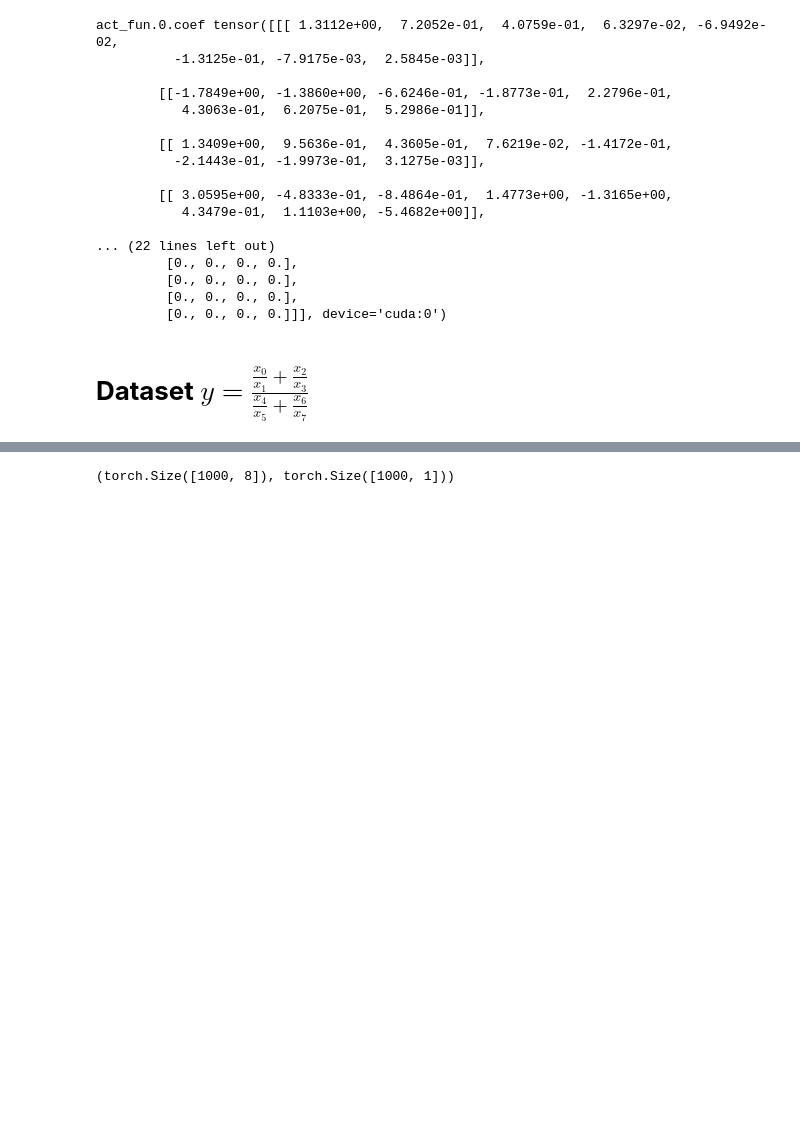
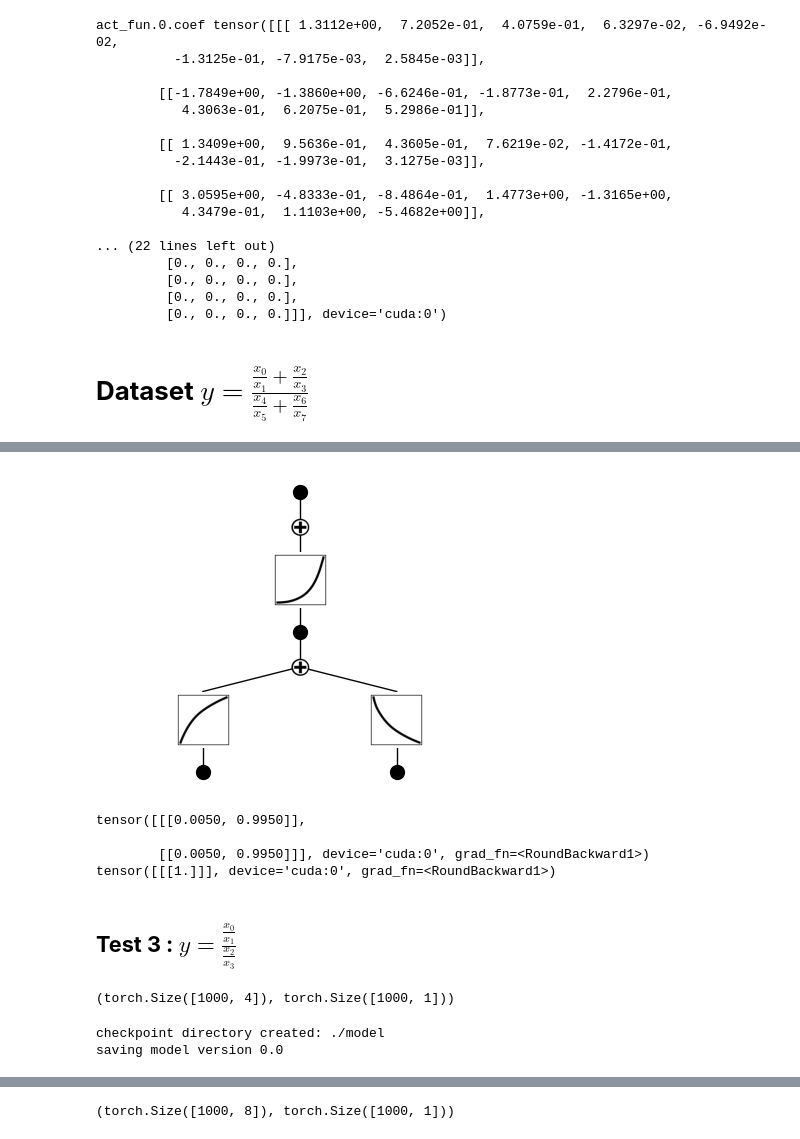
Before and after one commit to shdaig/NexusAriadne, a Jupyter notebook: kan_prod_group.ipynb, the cells around one changed output, grey strips where cells are left out. Saved outputs shown, nothing was run; the diff lists cells and outputs as text; code cells hidden in the pictures; blank space fills up the shorter version.

```diff
--- a/kan_prod_group.ipynb
+++ b/kan_prod_group.ipynb
@@ -225,0 +415,2 @@ act_fun.0.coef tensor([[[ 1.3112e+00,  7.2052e-01,  4.0759e-01,  6.3297e-02, -6.
+# %%
+model = nexusKAN(width=[2, 1, 1], grid=5, k=3, seed=42, device=device)
@@ -225,0 +444,44 @@ act_fun.0.coef tensor([[[ 1.3112e+00,  7.2052e-01,  4.0759e-01,  6.3297e-02, -6.
+# %%
+model.plot()
+# %% [output]
+[figure, added]
+# %%
+for module in model.modules():
+    if isinstance(module, NexusKANLayer):
+        probs = torch.softmax(module.logits / module.tau, dim=-1)
+        rounded_probs = probs.round(decimals=3)
+        print(rounded_probs)
+# %% [output]
+tensor([[[0.0050, 0.9950]],
+
+        [[0.0050, 0.9950]]], device='cuda:0', grad_fn=<RoundBackward1>)
+tensor([[[1.]]], device='cuda:0', grad_fn=<RoundBackward1>)
+# %% [markdown]
+## **Test 3 :** $y = \frac{\frac{x_0}{x_1}}{\frac{x_2}{x_3}}$
+# %%
+end_range = 1.0
+start_range = 0.1
+num_samples = 1000
+x = (end_range - start_range) * torch.rand(num_samples + 200, 4) + start_range
+
+y = x[:, 0] / x[:, 1] / x[:, 2] / x[:, 3]
+
+dataset = {
+    'train_input': x[:1000],
+    'train_label': y[:1000].unsqueeze(dim=1),
+
+    'test_input': x[-200:],
+    'test_label': y[-200:].unsqueeze(dim=1),
+}
+dataset['train_input'] = dataset['train_input'].to(device)
+dataset['train_label'] = dataset['train_label'].to(device)
+dataset['test_input'] = dataset['test_input'].to(device)
+dataset['test_label'] = dataset['test_label'].to(device)
+dataset['train_input'].shape, dataset['train_label'].shape
+# %% [output]
+(torch.Size([1000, 4]), torch.Size([1000, 1]))
+# %%
+model = nexusKAN(width=[4, 2, 1], grid=5, k=3, seed=42, device=device)
+# %% [output]
+checkpoint directory created: ./model
+saving model version 0.0
```
Also changed, not shown: parts of 26 cells of this notebook, 1 other file.
